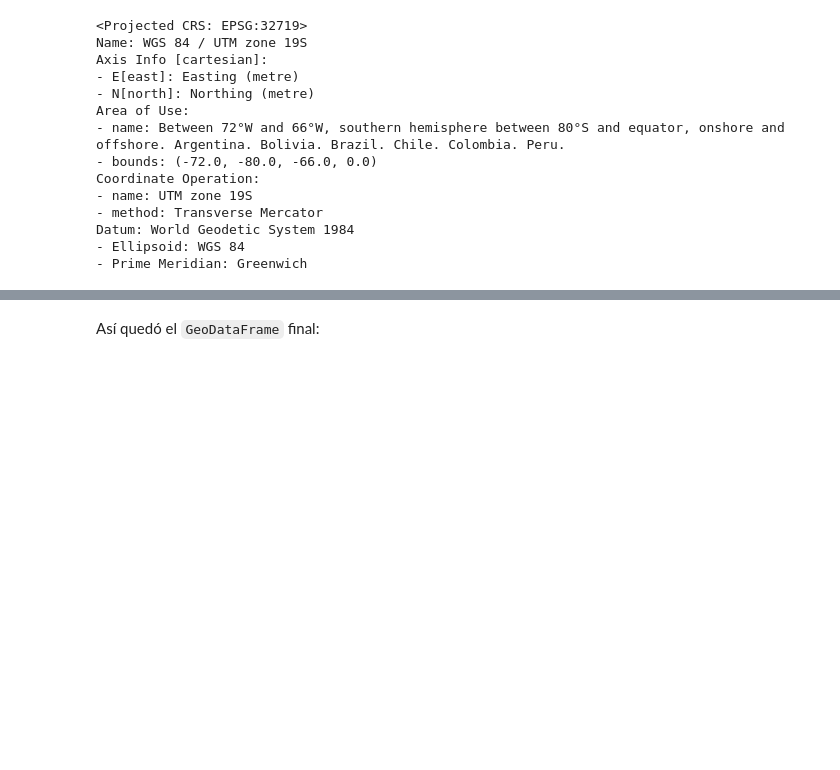
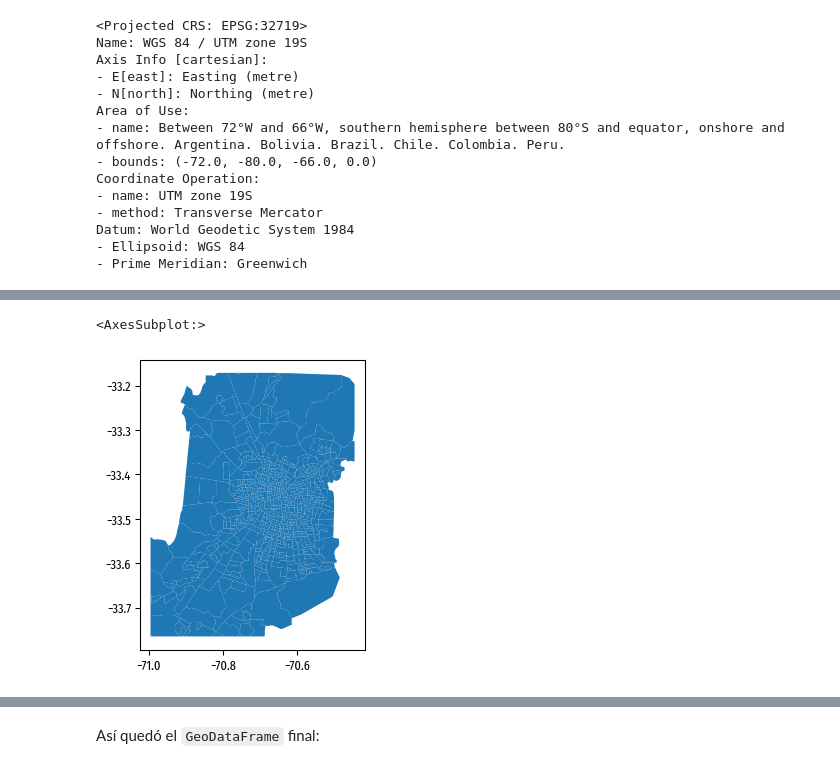
Before and after one commit to zorzalerrante/aves, a Jupyter notebook: notebooks/03-python-mapas-preliminario.ipynb, the cells around one changed output, grey strips where cells are left out. Cells and saved outputs as stored; diff of their text form; code cells hidden in the pictures; blank space fills up the shorter version.

```diff
--- a/notebooks/03-python-mapas-preliminario.ipynb
+++ b/notebooks/03-python-mapas-preliminario.ipynb
@@ -271,0 +110,10 @@ Saquemos las áreas pequeñas que tengan un área menor a 10 hectáreas (umbral
+# %%
+from aves.features.geo import clip_area_geodataframe
+
+bbox = [-70.995712,-33.764791,-70.445023,-33.171462]
+
+zonas_en_caja = clip_area_geodataframe(zonas_eod.to_crs('epsg:4326'), bbox)
+zonas_en_caja.plot()
+# %% [output]
+<AxesSubplot:>
+[figure, added]
```
Also changed, not shown: parts of 75 cells of this notebook, 2 other files.
